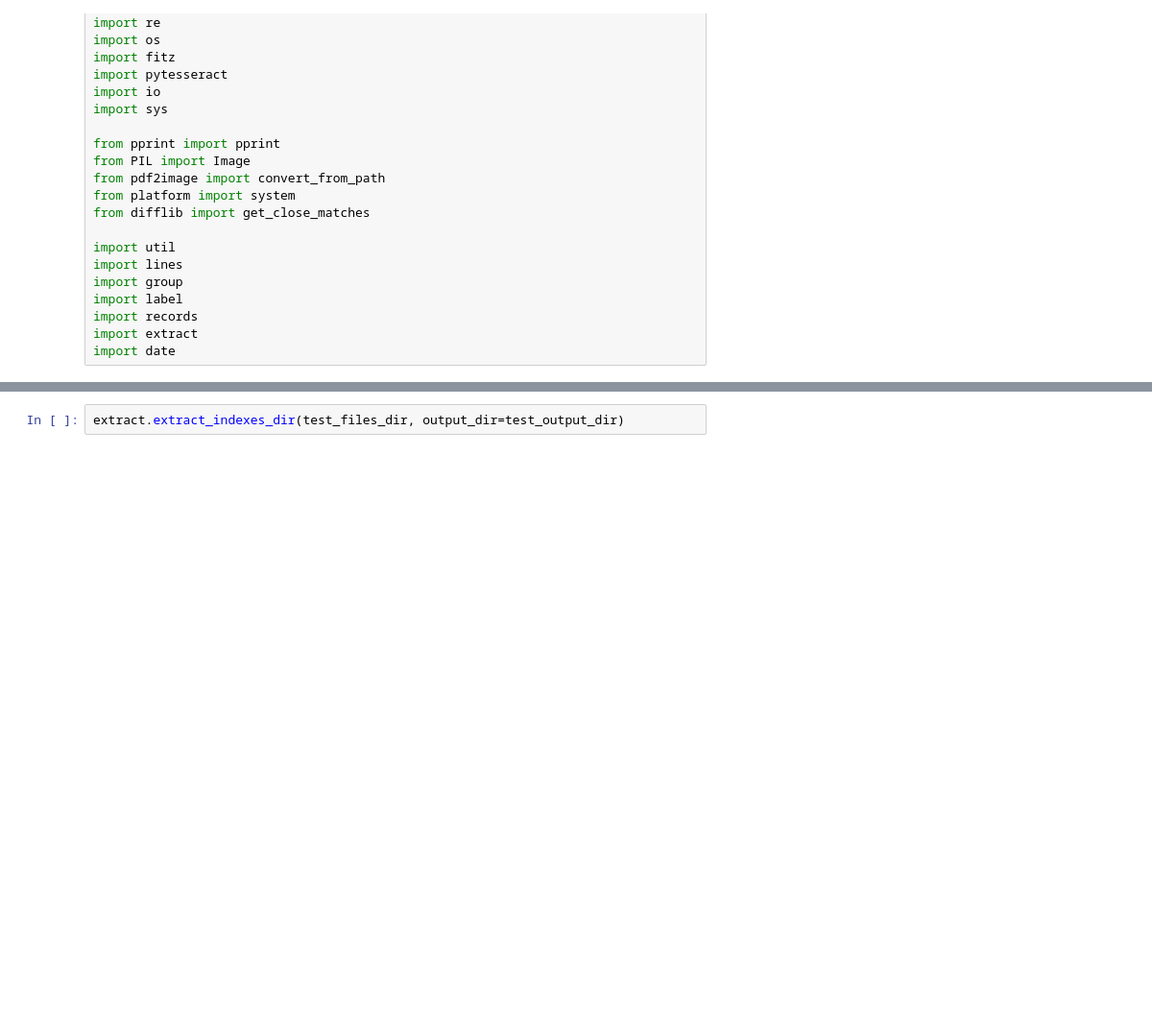
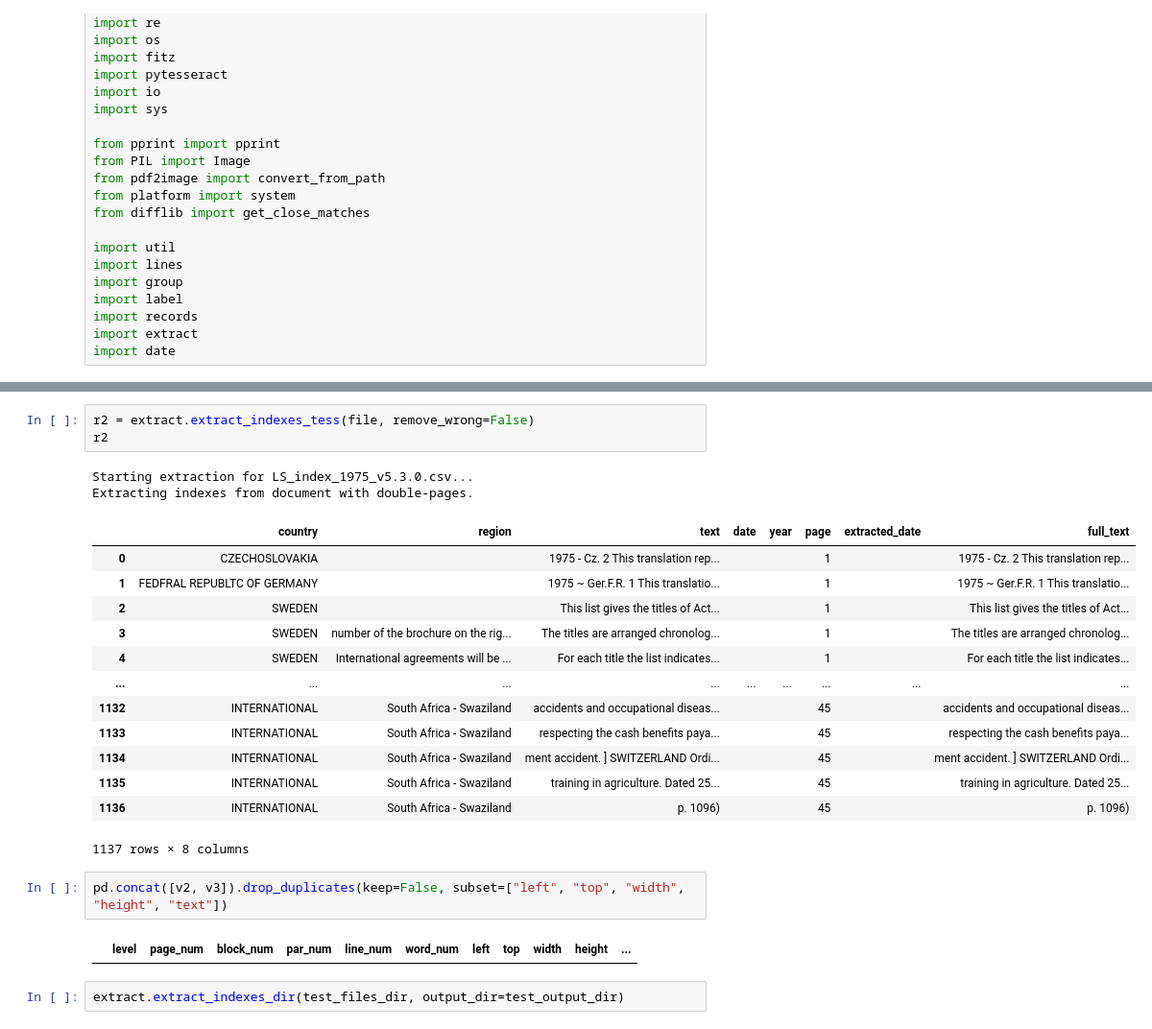
Before and after one commit to jeusa/indexex, a Jupyter notebook: code/index_extraction.ipynb, the cells around one changed output, grey strips where cells are left out. Shown at 96% size. Cells and saved outputs as stored; diff of their text form; blank space fills up the shorter version.

```diff
--- a/code/index_extraction.ipynb
+++ b/code/index_extraction.ipynb
@@ -81,3 +135,26 @@ display(test_files, pdf_file)
+# %%
+r2 = extract.extract_indexes_tess(file, remove_wrong=False)
+r2
+# %% [output]
+Starting extraction for LS_index_1975_v5.3.0.csv...
+Extracting indexes from document with double-pages.
+|  | country | region | text | date | year | page | extracted_date | full_text |
+| 0 | CZECHOSLOVAKIA |  | 1975 - Cz. 2 This translation rep... |  |  | 1 |  | 1975 - Cz. 2 This translation rep... |
+| 1 | FEDFRAL REPUBLTC OF GERMANY |  | 1975 ~ Ger.F.R. 1 This translatio... |  |  | 1 |  | 1975 ~ Ger.F.R. 1 This translatio... |
+| 2 | SWEDEN |  | This list gives the titles of Act... |  |  | 1 |  | This list gives the titles of Act... |
+| 3 | SWEDEN | number of the brochure on the rig... | The titles are arranged chronolog... |  |  | 1 |  | The titles are arranged chronolog... |
+| 4 | SWEDEN | International agreements will be ... | For each title the list indicates... |  |  | 1 |  | For each title the list indicates... |
+| ... | ... | ... | ... | ... | ... | ... | ... | ... |
+| 1132 | INTERNATIONAL | South Africa - Swaziland | accidents and occupational diseas... |  |  | 45 |  | accidents and occupational diseas... |
+| 1133 | INTERNATIONAL | South Africa - Swaziland | respecting the cash benefits paya... |  |  | 45 |  | respecting the cash benefits paya... |
+| 1134 | INTERNATIONAL | South Africa - Swaziland | ment accident. ] SWITZERLAND Ordi... |  |  | 45 |  | ment accident. ] SWITZERLAND Ordi... |
+| 1135 | INTERNATIONAL | South Africa - Swaziland | training in agriculture. Dated 25... |  |  | 45 |  | training in agriculture. Dated 25... |
+| 1136 | INTERNATIONAL | South Africa - Swaziland | p. 1096) |  |  | 45 |  | p. 1096) |
+1137 rows × 8 columns
+# %%
+pd.concat([v2, v3]).drop_duplicates(keep=False, subset=["left", "top", "width", "height", "text"])
+# %% [output]
+|  | level | page_num | block_num | par_num | line_num | word_num | left | top | width | height | ... |
 # %%
 extract.extract_indexes_dir(test_files_dir, output_dir=test_output_dir)
 # %% [output]
```
Also changed, not shown: parts of 9 cells of this notebook, 9 other files.
